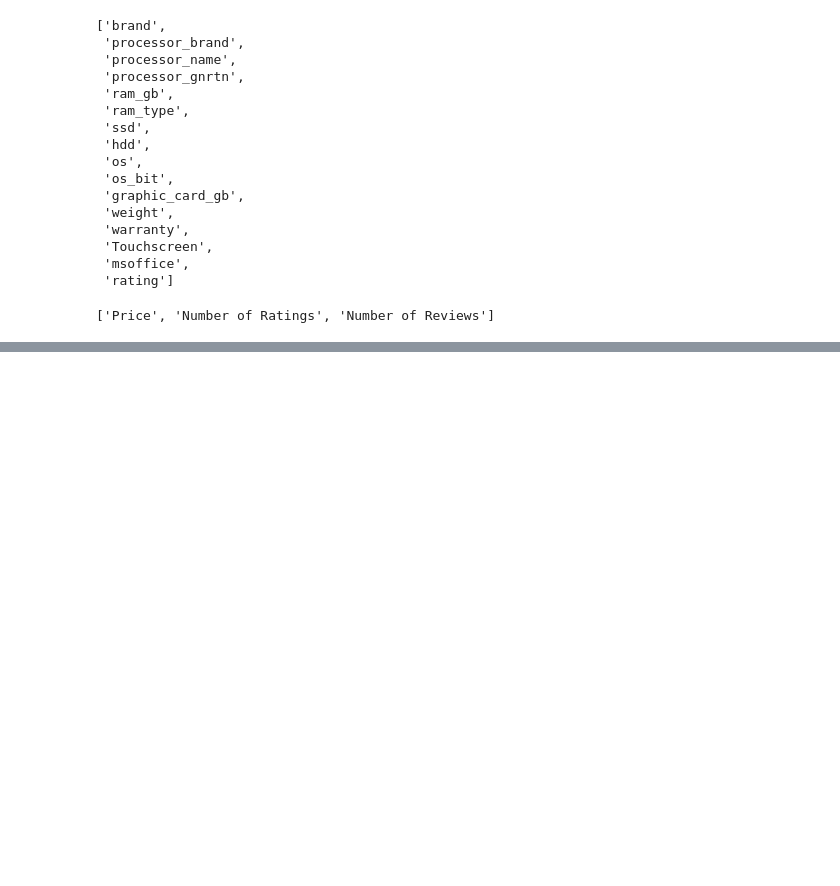
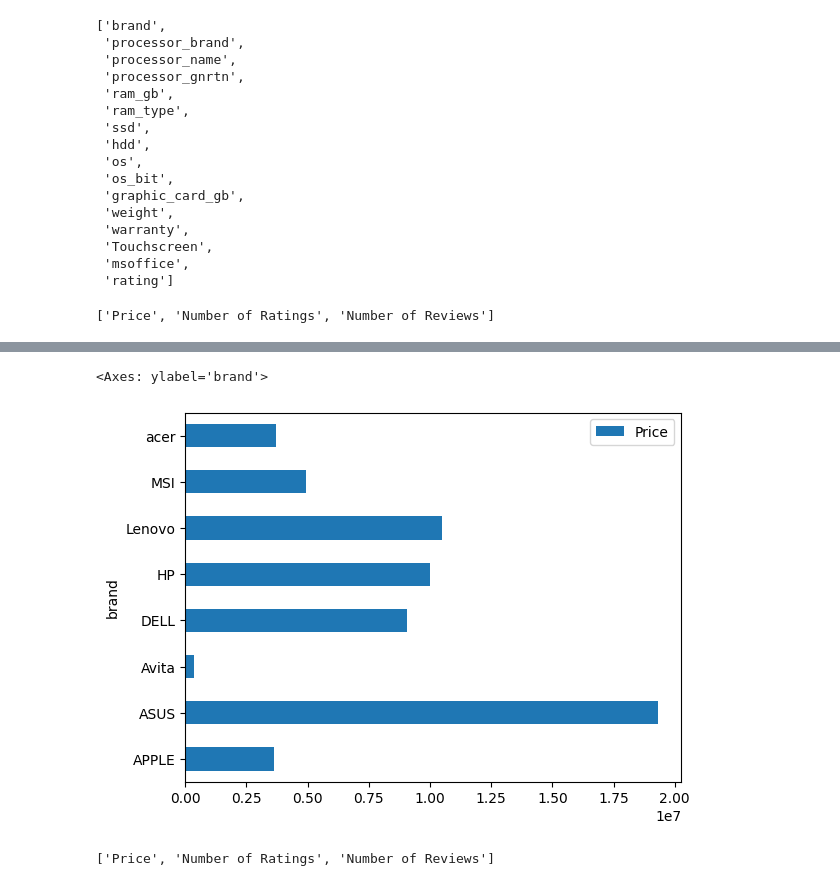
Before and after one commit to neelima225/repository18-3, a Jupyter notebook: analysis/EDA.ipynb, the cells around one changed output, grey strips where cells are left out. Cells and saved outputs as stored; diff of their text form; code cells hidden in the pictures; blank space fills up the shorter version.

```diff
--- a/analysis/EDA.ipynb
+++ b/analysis/EDA.ipynb
@@ -167,0 +208,4 @@ con
+# %%
+graph1=file2.groupby(by ="brand")\
+.agg({"Price":"sum"})
+graph1
@@ -167,0 +223,10 @@ con
+# %%
+graph1.plot(kind= "barh")
+# %% [output]
+<Axes: ylabel='brand'>
+[figure, added]
+# %%
+con = list(file2.columns[file2.dtypes !="object"])
+con
+# %% [output]
+['Price', 'Number of Ratings', 'Number of Reviews']
```
Also changed, not shown: parts of 4 cells of this notebook, 1 other file.
